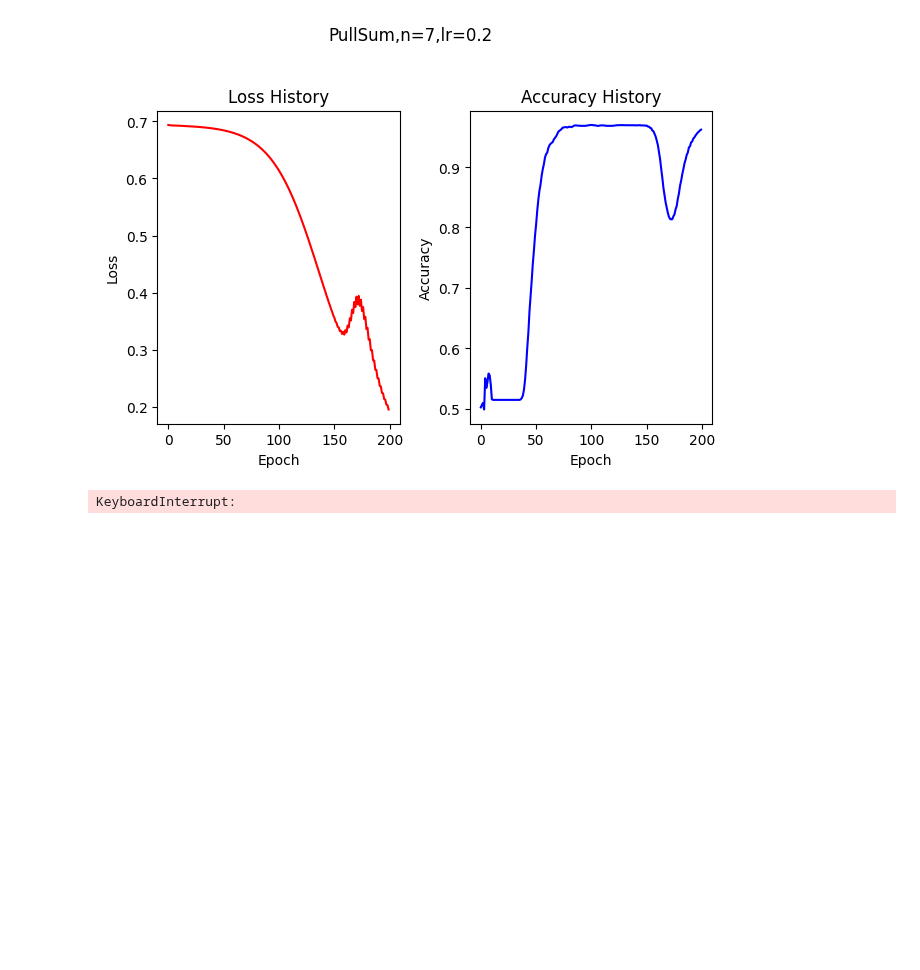
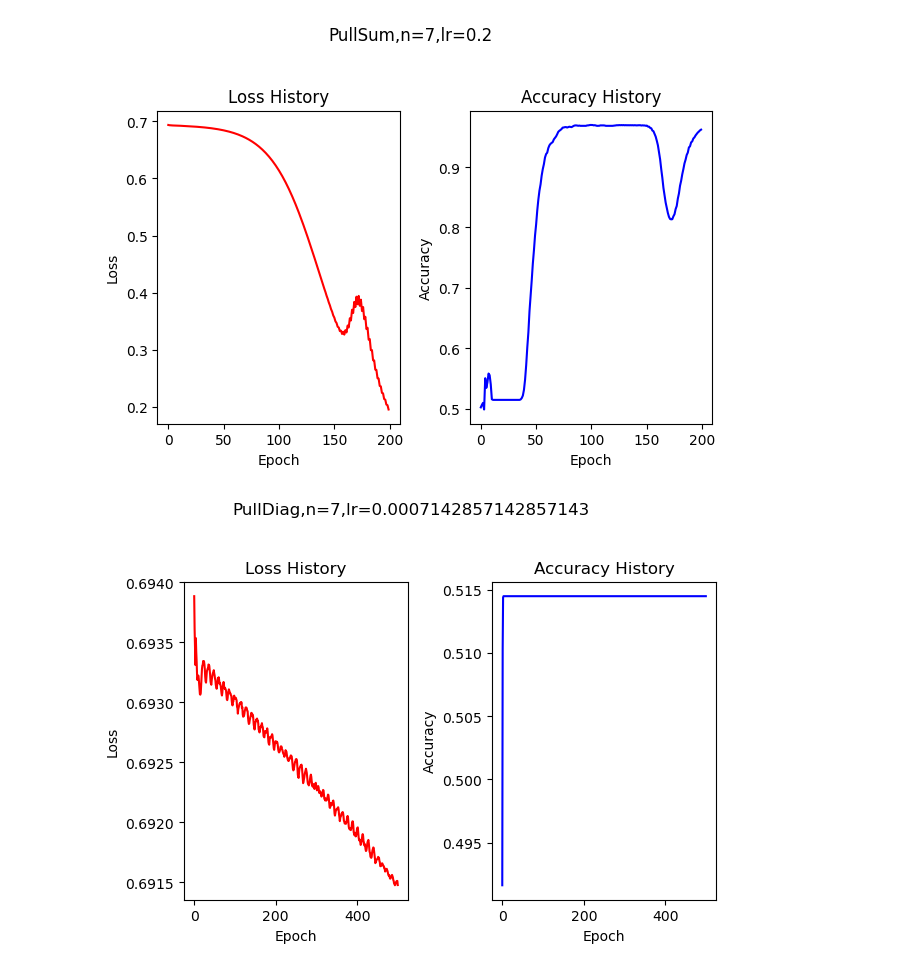
Before and after one commit to Luoxiaogan/PullSum_MNIST, a Jupyter notebook: code/神经网络实验/测试4.ipynb, the cells around one changed output. Drawn from its saved outputs; the diff is of its cells as text; code cells hidden in the pictures; blank space fills up the shorter version.

```diff
--- a/code/神经网络实验/测试4.ipynb
+++ b/code/神经网络实验/测试4.ipynb
@@ -60,6 +62,6 @@ l1,a1=train_PullSum(n=n,d=d,A=A,B=B,seed_for_model=49,criterion=nn.BCELoss(),epo
 # %% [output]
 [figure]
 # %%
-L1,A1=train_PullDiag(n=n,d=d,A=A,seed_for_model=49,criterion=nn.BCELoss(),epochs=epochs,lr=(8e-2/n))
+L1,A1=train_PullDiag(n=n,d=d,A=A,seed_for_model=49,criterion=nn.BCELoss(),epochs=epochs,lr=(5e-3/n))
 # %% [output]
-KeyboardInterrupt:
+[figure, added]
```
Also changed, not shown: parts of 2 cells of this notebook.
